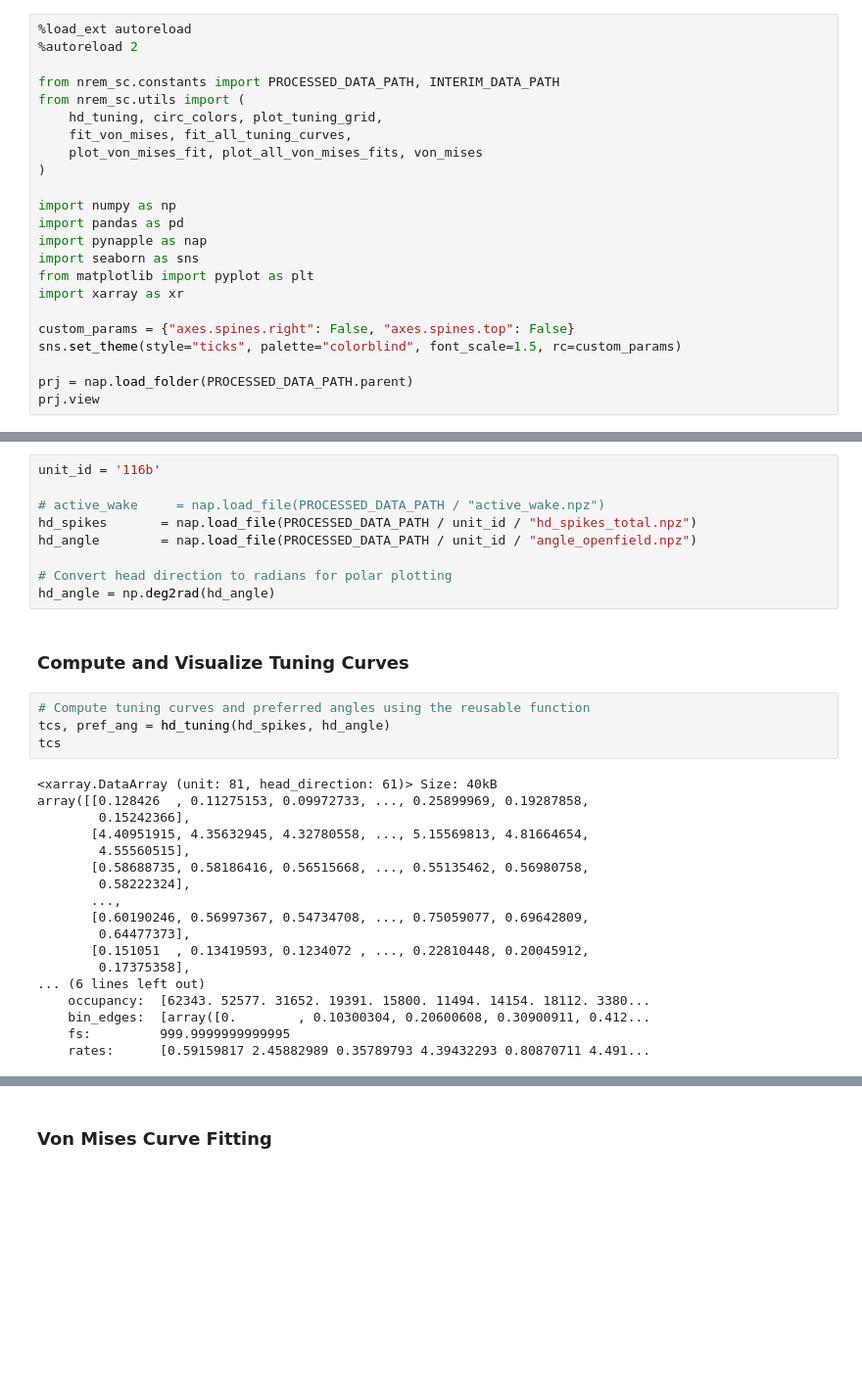
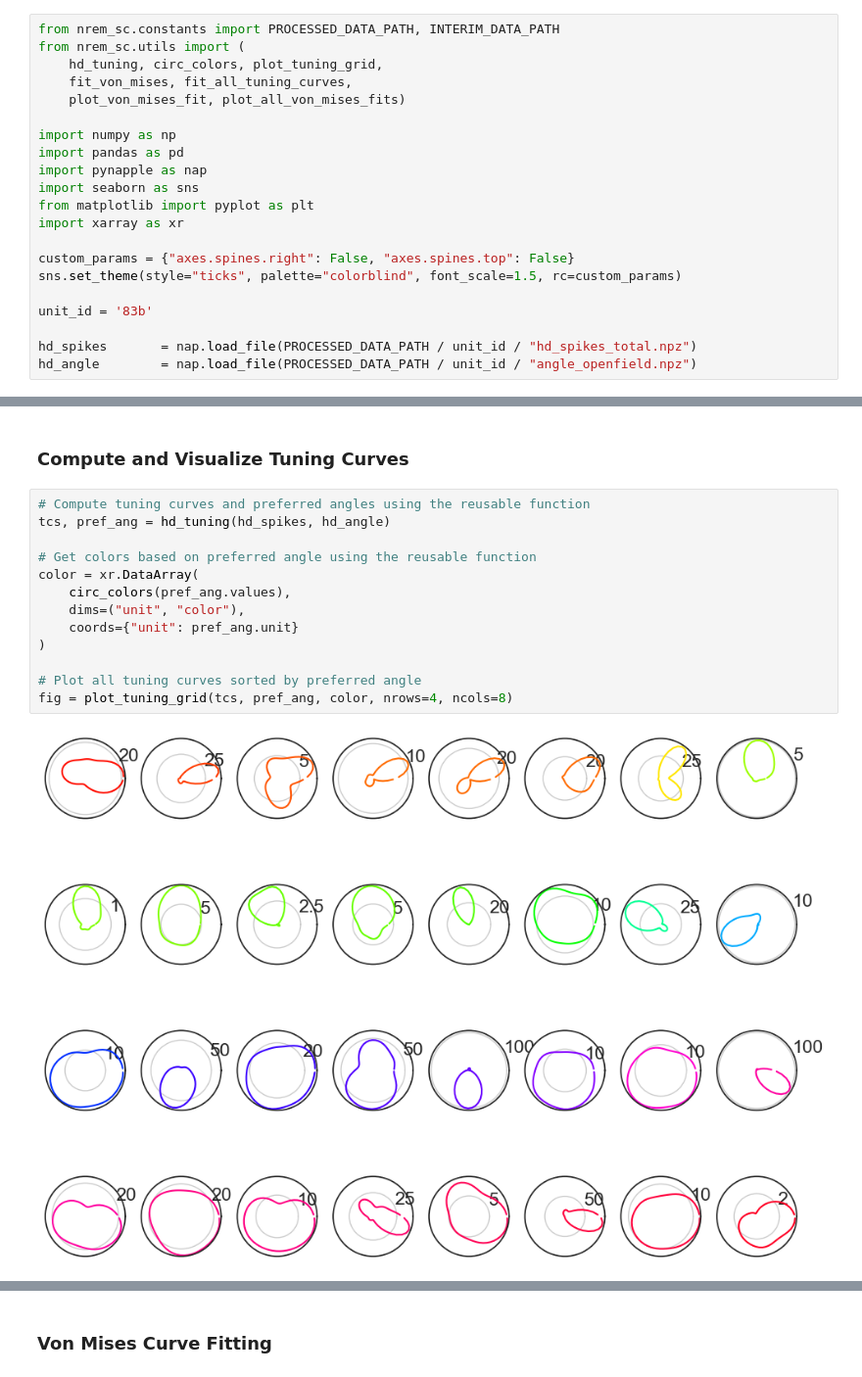
Before and after one commit to Senzai-Lab/nrem_sc, a Jupyter notebook: notebooks/tuning_curves.ipynb, the cells around one changed output, grey strips where cells are left out. Shown at 98% size. Cells and saved outputs as stored; diff of their text form; blank space fills up the shorter version.

```diff
--- a/notebooks/tuning_curves.ipynb
+++ b/notebooks/tuning_curves.ipynb
@@ -1,13 +1,9 @@
 # %%
-%load_ext autoreload
-%autoreload 2
-
 from nrem_sc.constants import PROCESSED_DATA_PATH, INTERIM_DATA_PATH
 from nrem_sc.utils import (
     hd_tuning, circ_colors, plot_tuning_grid,
     fit_von_mises, fit_all_tuning_curves,
-    plot_von_mises_fit, plot_all_von_mises_fits, von_mises
-)
+    plot_von_mises_fit, plot_all_von_mises_fits)
 
 import numpy as np
 import pandas as pd
@@ -19,5 +15,7 @@ import xarray as xr
 custom_params = {"axes.spines.right": False, "axes.spines.top": False}
 sns.set_theme(style="ticks", palette="colorblind", font_scale=1.5, rc=custom_params)
 
-prj = nap.load_folder(PROCESSED_DATA_PATH.parent)
-prj.view
+unit_id = '83b'
+
+hd_spikes       = nap.load_file(PROCESSED_DATA_PATH / unit_id / "hd_spikes_total.npz")
+hd_angle        = nap.load_file(PROCESSED_DATA_PATH / unit_id / "angle_openfield.npz")
@@ -42,33 +22,17 @@ prj.view
-# %%
-unit_id = '116b'
-
-# active_wake     = nap.load_file(PROCESSED_DATA_PATH / "active_wake.npz")
-hd_spikes       = nap.load_file(PROCESSED_DATA_PATH / unit_id / "hd_spikes_total.npz")
-hd_angle        = nap.load_file(PROCESSED_DATA_PATH / unit_id / "angle_openfield.npz")
-
-# Convert head direction to radians for polar plotting
-hd_angle = np.deg2rad(hd_angle)
 # %% [markdown]
 ### Compute and Visualize Tuning Curves
 # %%
 # Compute tuning curves and preferred angles using the reusable function
 tcs, pref_ang = hd_tuning(hd_spikes, hd_angle)
-tcs
+
+# Get colors based on preferred angle using the reusable function
+color = xr.DataArray(
+    circ_colors(pref_ang.values),
+    dims=("unit", "color"),
+    coords={"unit": pref_ang.unit}
+)
+
+# Plot all tuning curves sorted by preferred angle
+fig = plot_tuning_grid(tcs, pref_ang, color, nrows=4, ncols=8)
 # %% [output]
-<xarray.DataArray (unit: 81, head_direction: 61)> Size: 40kB
-array([[0.128426  , 0.11275153, 0.09972733, ..., 0.25899969, 0.19287858,
-        0.15242366],
-       [4.40951915, 4.35632945, 4.32780558, ..., 5.15569813, 4.81664654,
-        4.55560515],
-       [0.58688735, 0.58186416, 0.56515668, ..., 0.55135462, 0.56980758,
-        0.58222324],
-       ...,
-       [0.60190246, 0.56997367, 0.54734708, ..., 0.75059077, 0.69642809,
-        0.64477373],
-       [0.151051  , 0.13419593, 0.1234072 , ..., 0.22810448, 0.20045912,
-        0.17375358],
-... (6 lines left out)
-    occupancy:  [62343. 52577. 31652. 19391. 15800. 11494. 14154. 18112. 3380...
-    bin_edges:  [array([0.        , 0.10300304, 0.20600608, 0.30900911, 0.412...
-    fs:         999.9999999999995
-    rates:      [0.59159817 2.45882989 0.35789793 4.39432293 0.80870711 4.491...
+[figure, added]
```
Also changed, not shown: parts of 6 cells of this notebook, 9 other files.
